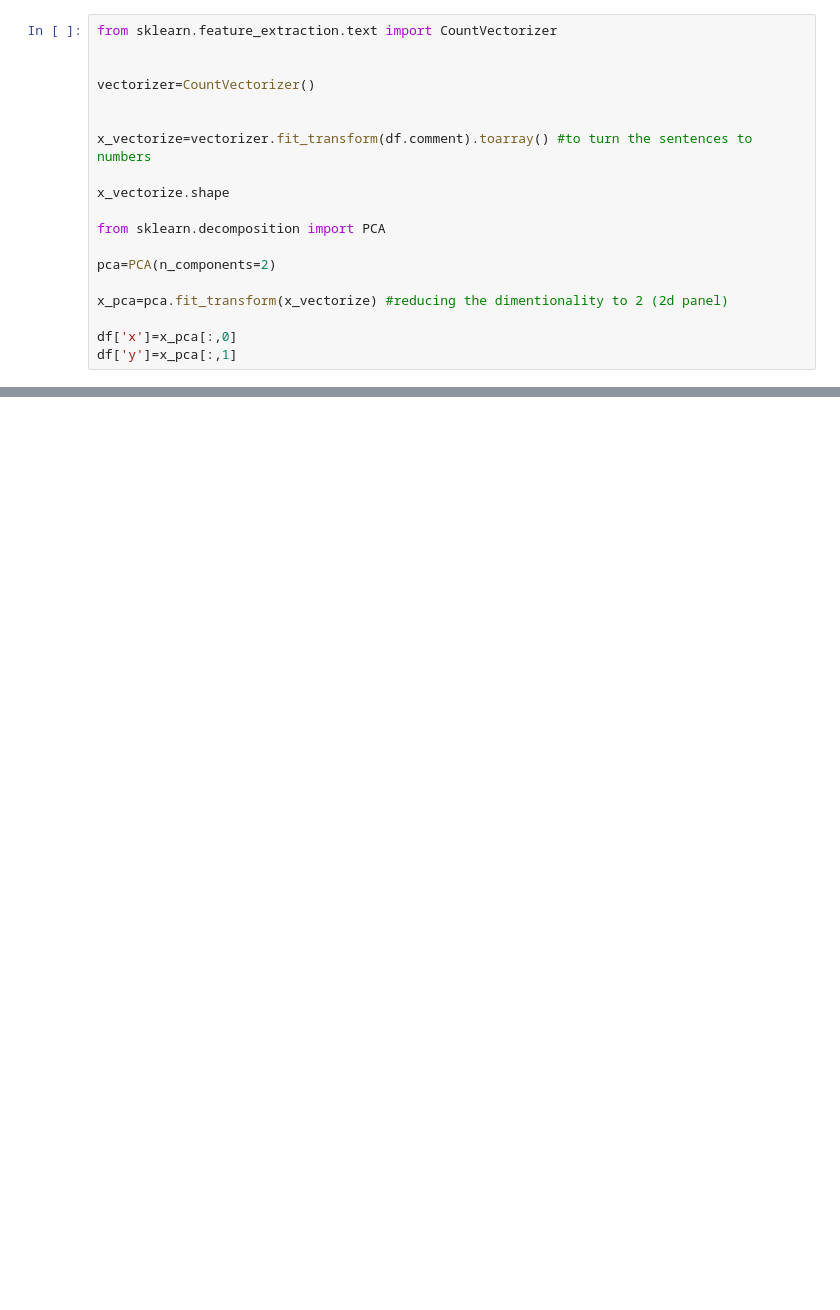
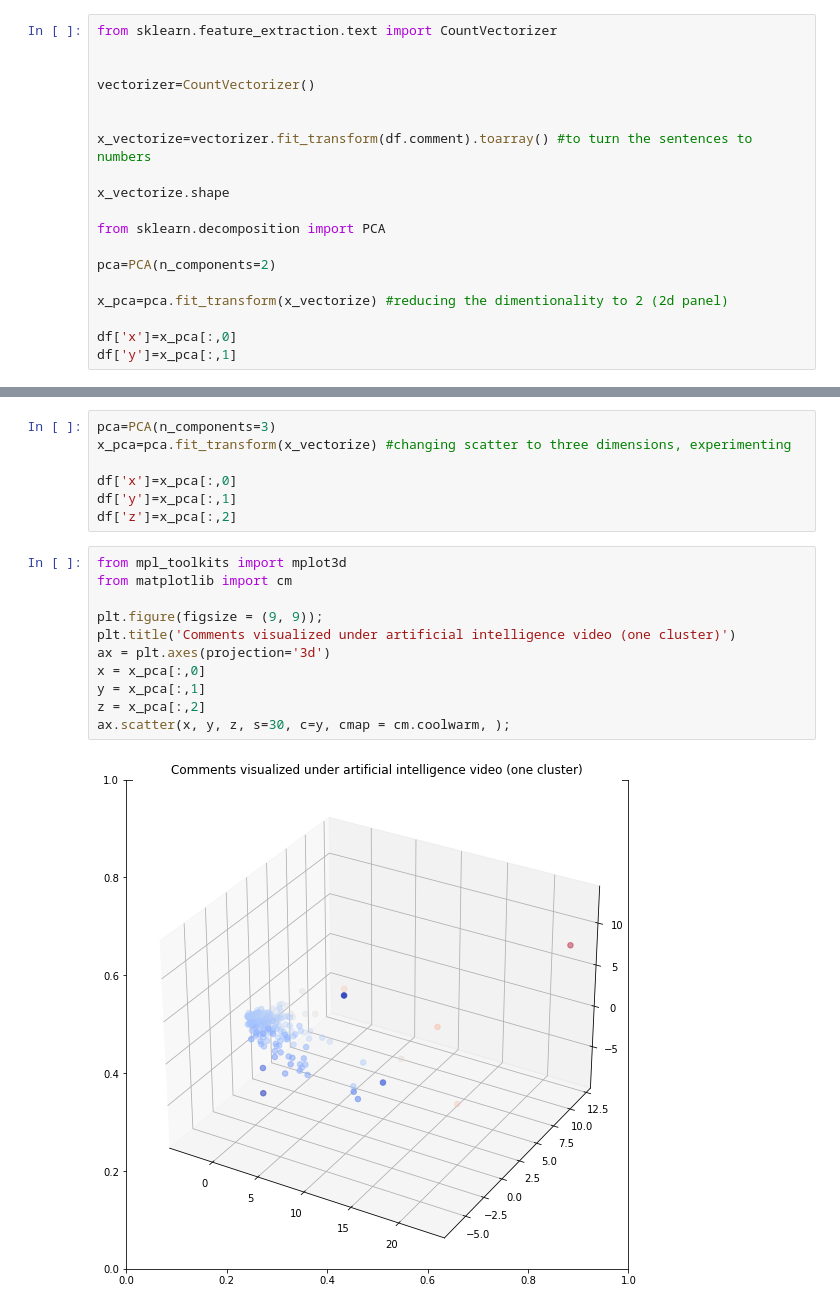
Before and after one commit to mariaerrhaimi/Sentiment-analysis-on-youtube-comments, a Jupyter notebook: Untitled.ipynb, the cells around one changed output, grey strips where cells are left out. Cells and saved outputs as stored; diff of their text form; blank space fills up the shorter version.

```diff
--- a/Untitled.ipynb
+++ b/Untitled.ipynb
@@ -303,0 +317,20 @@ MindBlowing!!
+# %%
+pca=PCA(n_components=3)
+x_pca=pca.fit_transform(x_vectorize) #changing scatter to three dimensions, experimenting
+
+df['x']=x_pca[:,0]
+df['y']=x_pca[:,1]
+df['z']=x_pca[:,2]
+# %%
+from mpl_toolkits import mplot3d
+from matplotlib import cm
+
+plt.figure(figsize = (9, 9));
+plt.title('Comments visualized under artificial intelligence video (one cluster)')
+ax = plt.axes(projection='3d')
+x = x_pca[:,0]
+y = x_pca[:,1]
+z = x_pca[:,2]
+ax.scatter(x, y, z, s=30, c=y, cmap = cm.coolwarm, );
+# %% [output]
+[figure, added]
```
Also changed, not shown: parts of 19 cells of this notebook.
